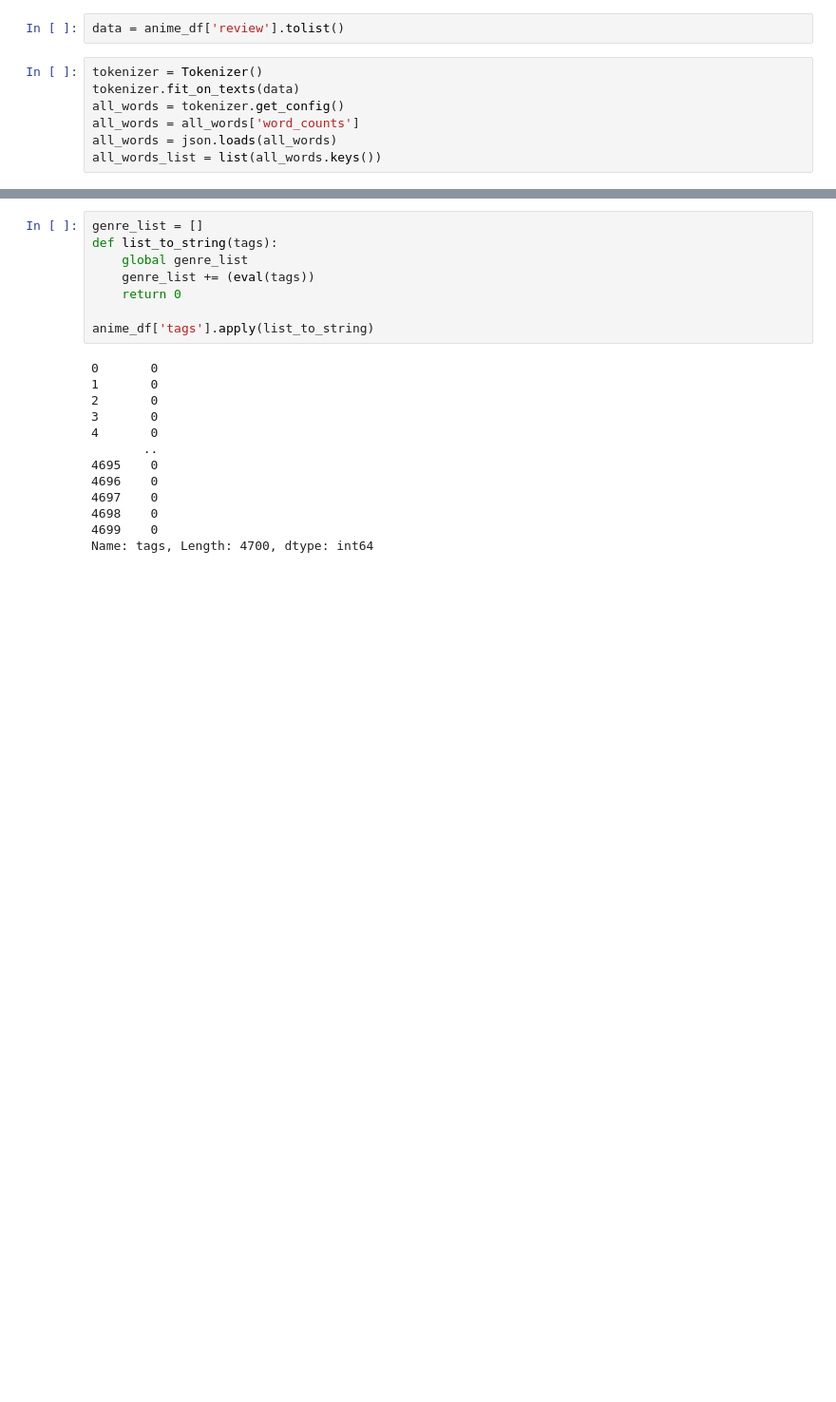
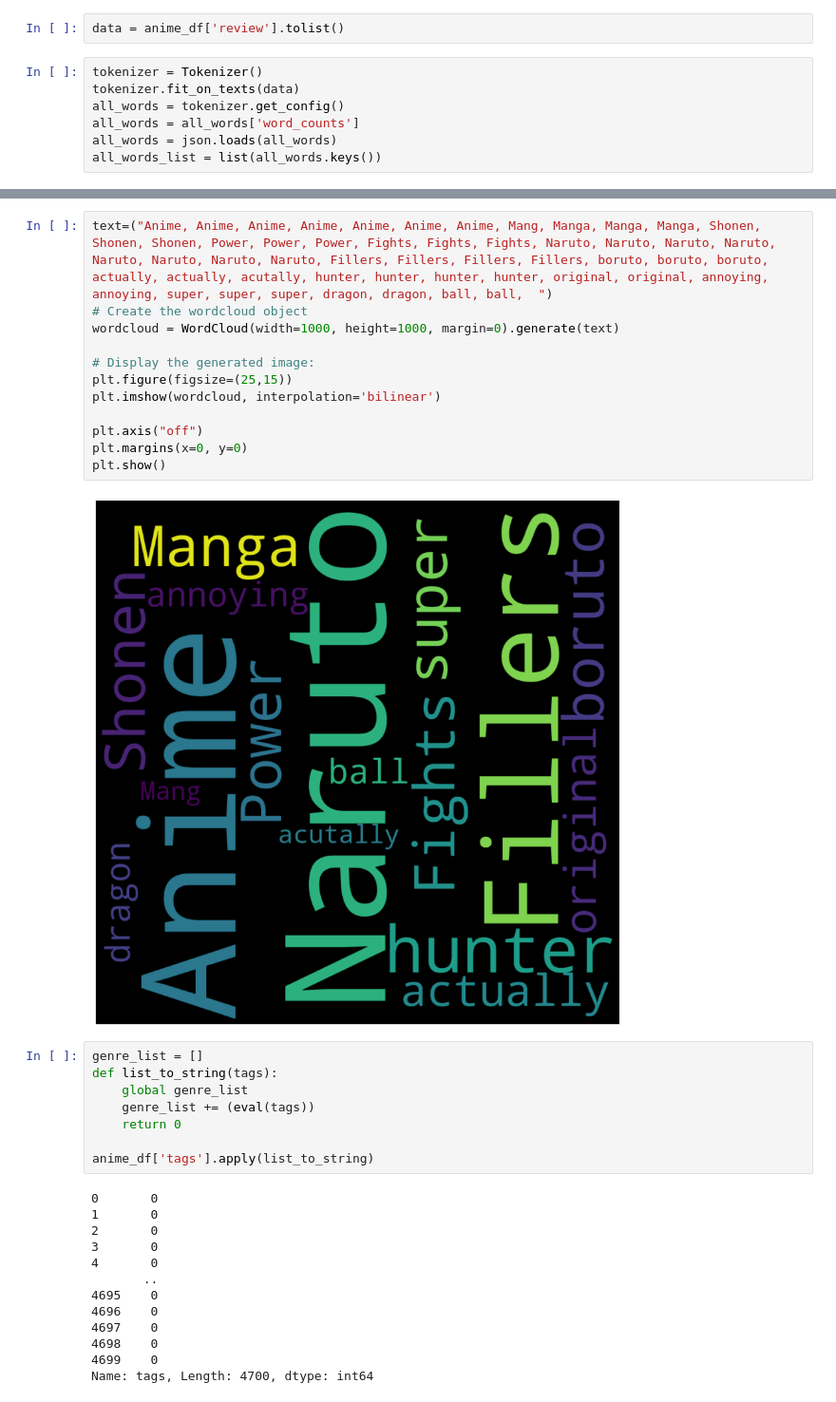
Before and after one commit to something-cool/french-bread, a Jupyter notebook: data_visual.ipynb, the cells around one changed output, grey strips where cells are left out. Shown at 95% size. Cells and saved outputs as stored; diff of their text form; blank space fills up the shorter version.

Commit message:
adds some data visuals

```diff
--- a/data_visual.ipynb
+++ b/data_visual.ipynb
@@ -94,3 +141,17 @@ filtered_words[:100]
+# %%
+text=("Anime, Anime, Anime, Anime, Anime, Anime, Anime, Mang, Manga, Manga, Manga, Shonen, Shonen, Shonen, Power, Power, Power, Fights, Fights, Fights, Naruto, Naruto, Naruto, Naruto, Naruto, Naruto, Naruto, Naruto, Fillers, Fillers, Fillers, Fillers, boruto, boruto, boruto, actually, actually, acutally, hunter, hunter, hunter, hunter, original, original, annoying, annoying, super, super, super, dragon, dragon, ball, ball,  ")
+# Create the wordcloud object
+wordcloud = WordCloud(width=1000, height=1000, margin=0).generate(text)
+
+# Display the generated image:
+plt.figure(figsize=(25,15))
+plt.imshow(wordcloud, interpolation='bilinear')
+
+plt.axis("off")
+plt.margins(x=0, y=0)
+plt.show()
+# %% [output]
+[figure, added]
 # %%
 genre_list = []
 def list_to_string(tags):
```
Also changed, not shown: parts of 8 cells of this notebook, 1 other file.
